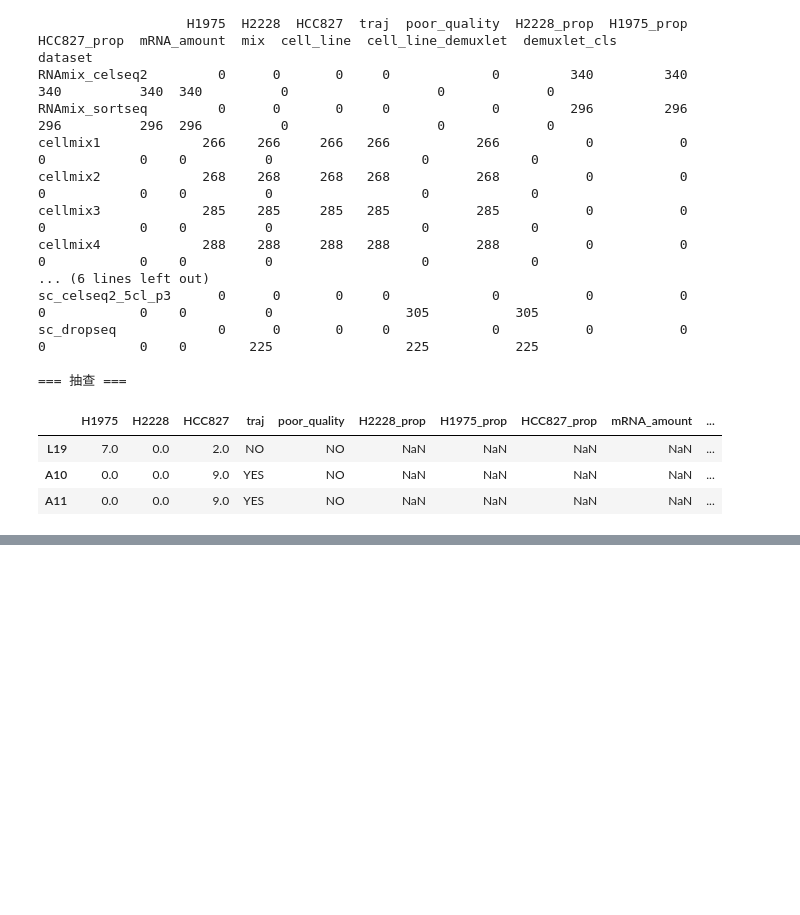
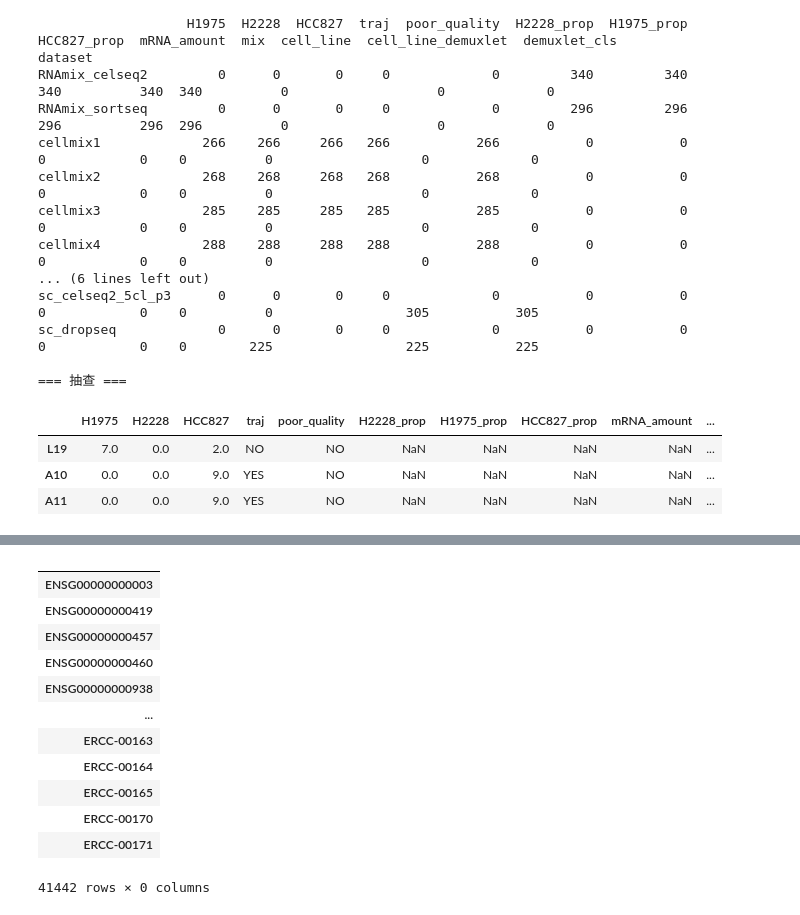
Before and after one commit to juychen/RUVDEG, a Jupyter notebook: GSE118767.ipynb, the cells around one changed output, grey strips where cells are left out. Cells and saved outputs as stored; diff of their text form; code cells hidden in the pictures; blank space fills up the shorter version.

```diff
--- a/GSE118767.ipynb
+++ b/GSE118767.ipynb
@@ -83,0 +97,2 @@ sc_dropseq             0      0       0     0             0           0
+# %%
+adata.layers["counts"] = adata.X.copy()  # 把原始 counts 保存到 layers["counts"]，方便后续 dotplot 用
@@ -83,0 +101,16 @@ sc_dropseq             0      0       0     0             0           0
+# %%
+adata.var
+# %% [output]
+|  |
+| ENSG00000000003 |
+| ENSG00000000419 |
+| ENSG00000000457 |
+| ENSG00000000460 |
+| ENSG00000000938 |
+| ... |
+| ERCC-00163 |
+| ERCC-00164 |
+| ERCC-00165 |
+| ERCC-00170 |
+| ERCC-00171 |
+41442 rows × 0 columns
```
Also changed, not shown: parts of 5 cells of this notebook, 3 other files.
